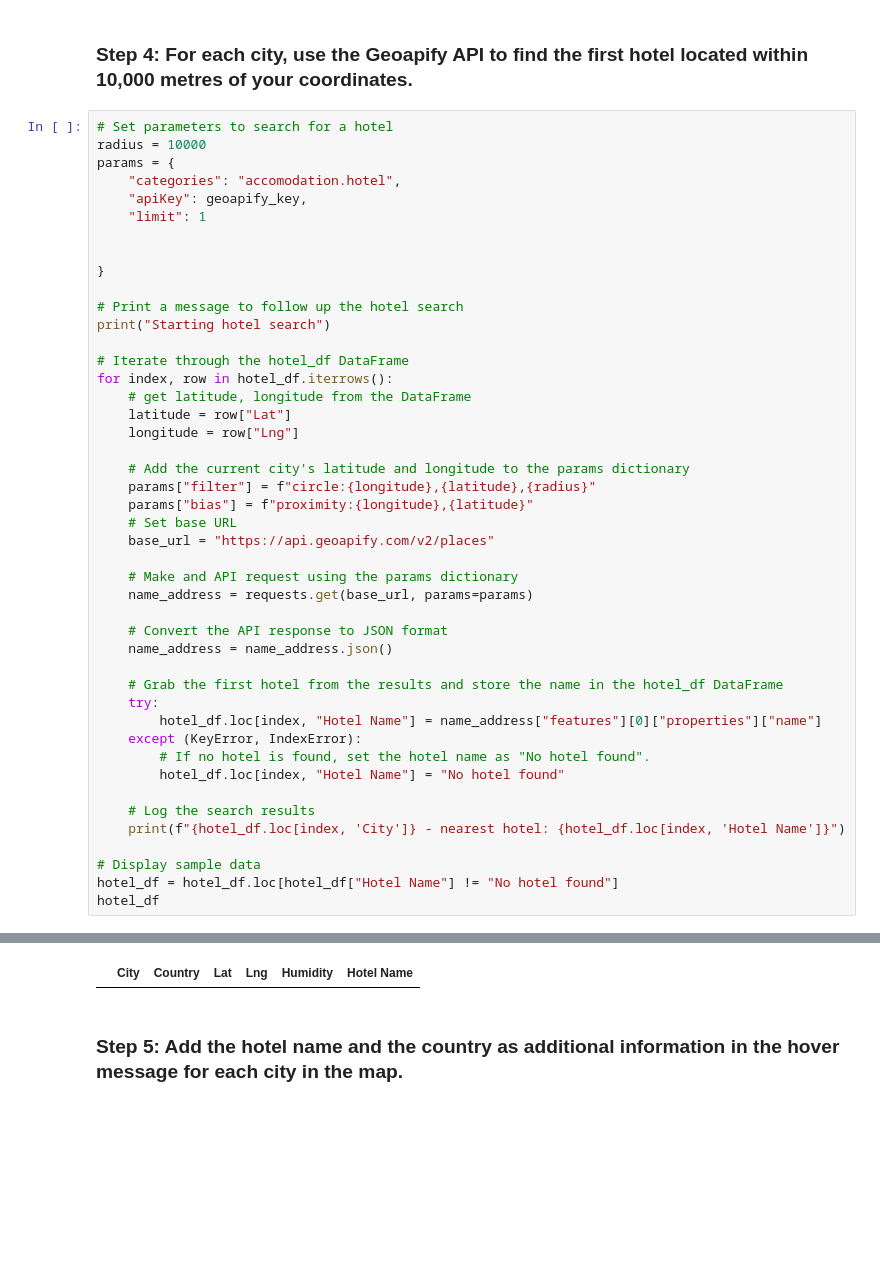
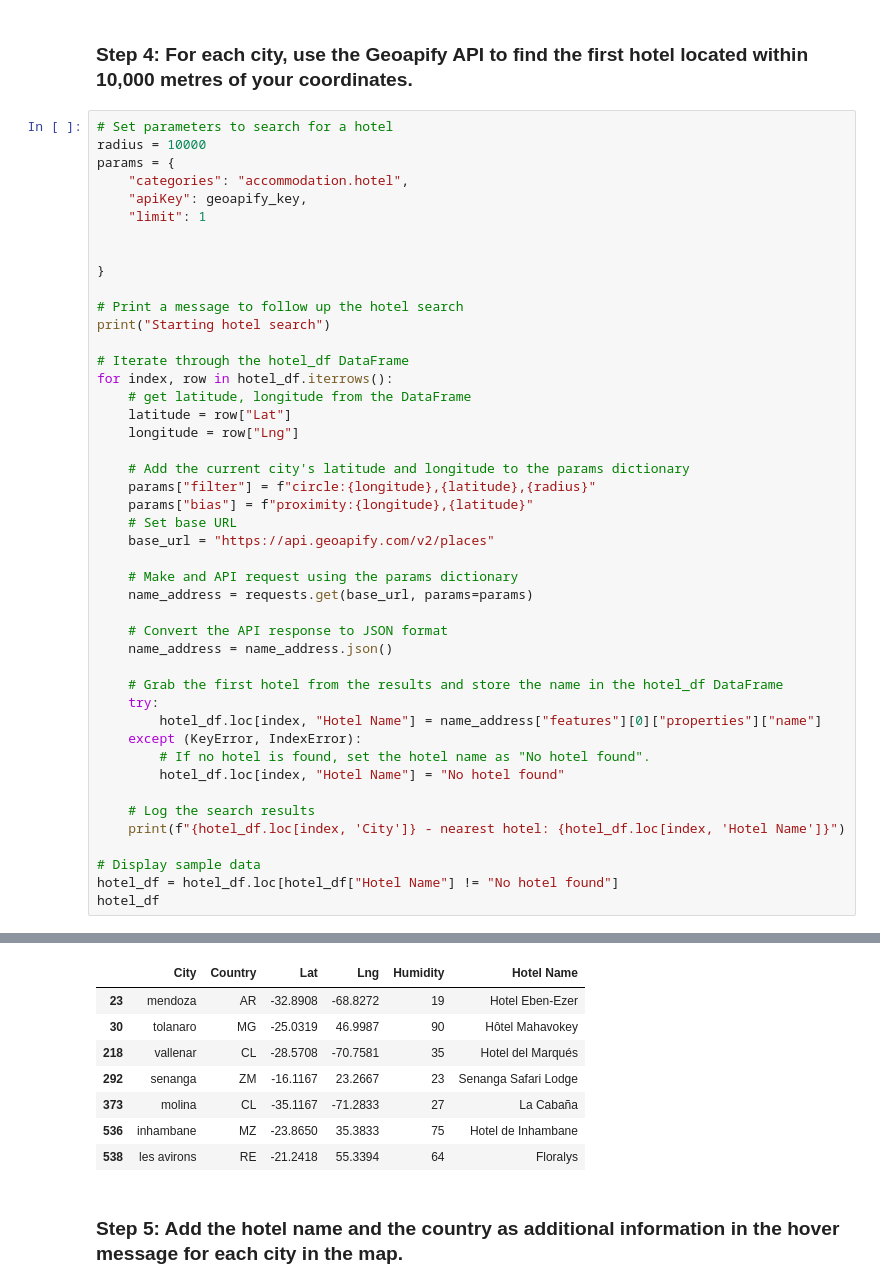
Before and after one commit to alvamag/api_challenge, a Jupyter notebook: VacationPy.ipynb, the cells around one changed output, grey strips where cells are left out. Saved outputs shown, nothing was run; the diff lists cells and outputs as text; blank space fills up the shorter version.

```diff
--- a/VacationPy.ipynb
+++ b/VacationPy.ipynb
@@ -118,7 +118,7 @@ hotel_df
 # Set parameters to search for a hotel
 radius = 10000
 params = {
-    "categories": "accomodation.hotel",
+    "categories": "accommodation.hotel",
     "apiKey": geoapify_key,
     "limit": 1
 
@@ -173,3 +173,10 @@ les avirons - nearest hotel: No hotel found
 |  | City | Country | Lat | Lng | Humidity | Hotel Name |
+| 23 | mendoza | AR | -32.8908 | -68.8272 | 19 | Hotel Eben-Ezer |
+| 30 | tolanaro | MG | -25.0319 | 46.9987 | 90 | Hôtel Mahavokey |
+| 218 | vallenar | CL | -28.5708 | -70.7581 | 35 | Hotel del Marqués |
+| 292 | senanga | ZM | -16.1167 | 23.2667 | 23 | Senanga Safari Lodge |
+| 373 | molina | CL | -35.1167 | -71.2833 | 27 | La Cabaña |
+| 536 | inhambane | MZ | -23.8650 | 35.3833 | 75 | Hotel de Inhambane |
+| 538 | les avirons | RE | -21.2418 | 55.3394 | 64 | Floralys |
 # %% [markdown]
 ### Step 5: Add the hotel name and the country as additional information in the hover message for each city in the map.
```
Also changed, not shown: parts of 3 cells of this notebook.
